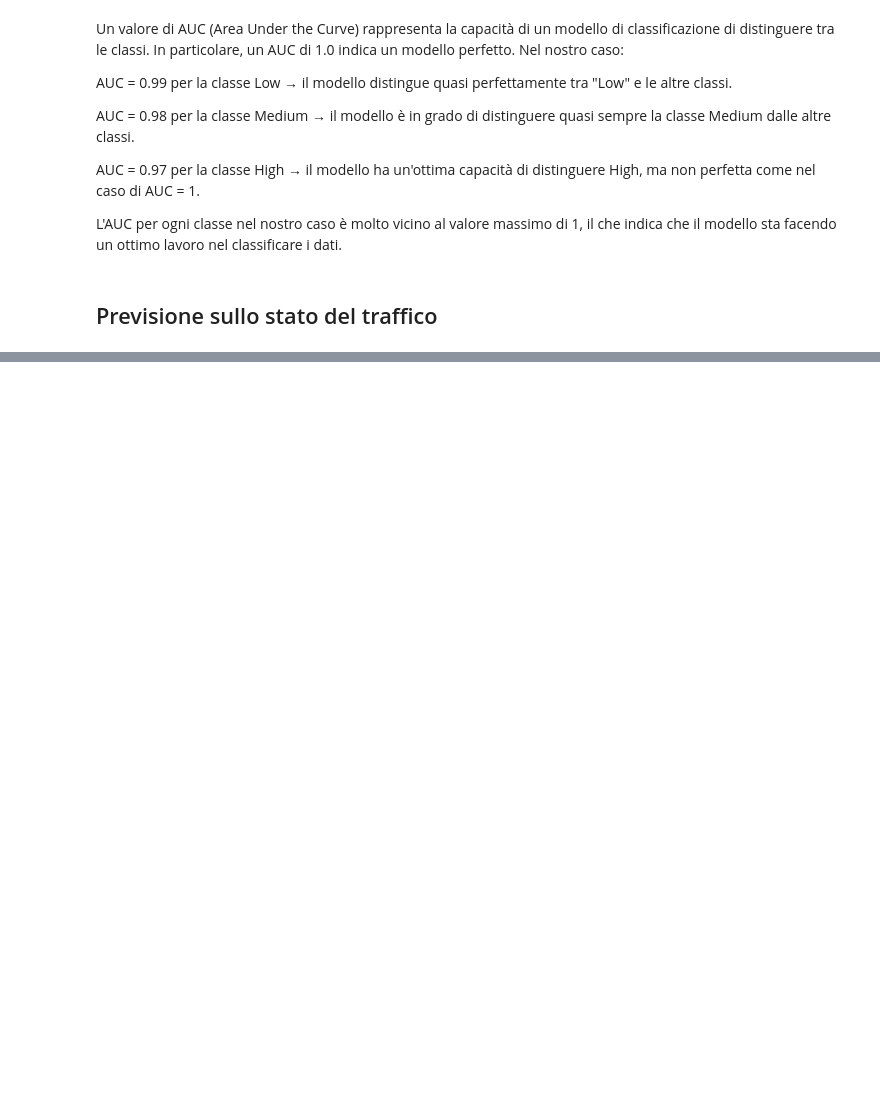
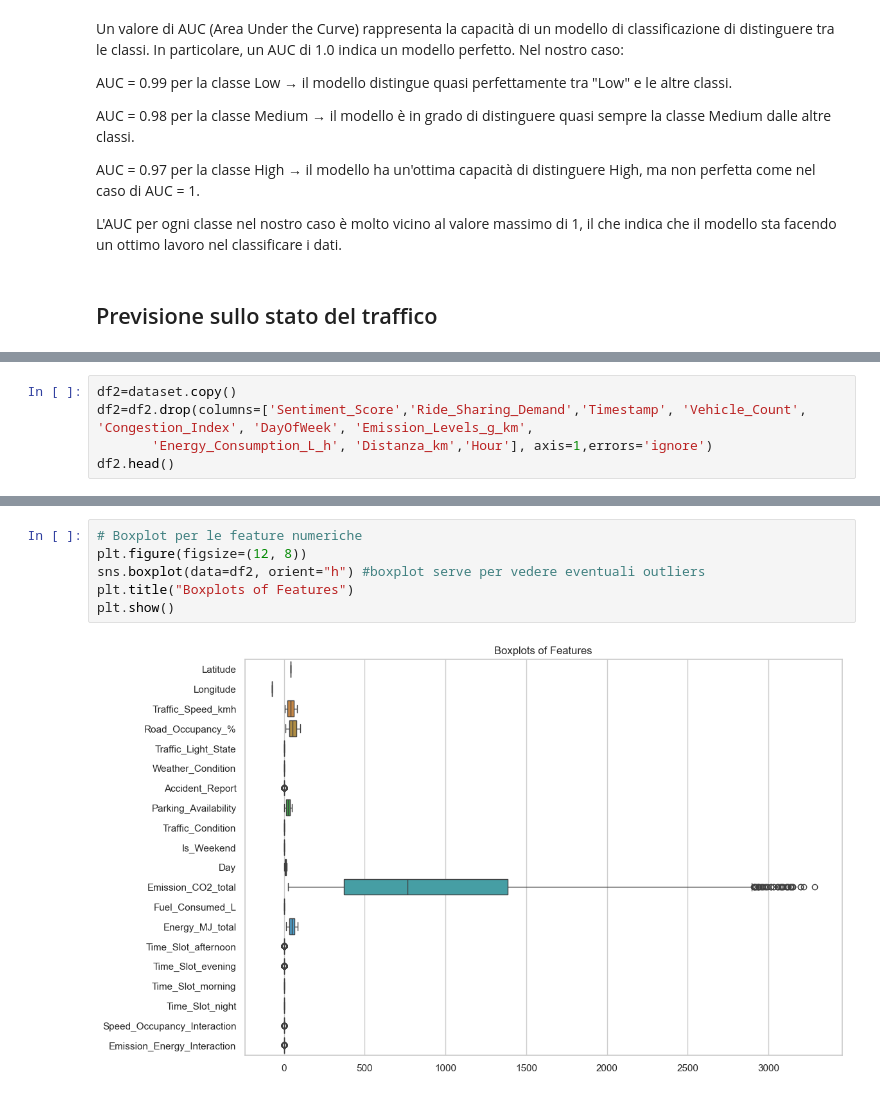
Before and after one commit to minicla03/DA, a Jupyter notebook: SmartMobilityDA.ipynb, the cells around one changed output, grey strips where cells are left out. Cells and saved outputs as stored; diff of their text form; blank space fills up the shorter version.

```diff
--- a/SmartMobilityDA.ipynb
+++ b/SmartMobilityDA.ipynb
@@ -861,3 +867,8 @@ numerical_cols = [
 # Applica lo scaling
 scaler = StandardScaler()
 df2[numerical_cols] = scaler.fit_transform(df2[numerical_cols])
+# %%
+df2=dataset.copy()
+df2=df2.drop(columns=['Sentiment_Score','Ride_Sharing_Demand','Timestamp', 'Vehicle_Count', 'Congestion_Index', 'DayOfWeek', 'Emission_Levels_g_km',
+       'Energy_Consumption_L_h', 'Distanza_km','Hour'], axis=1,errors='ignore')
+df2.head()
@@ -863,0 +914,8 @@ df2[numerical_cols] = scaler.fit_transform(df2[numerical_cols])
+# %%
+# Boxplot per le feature numeriche
+plt.figure(figsize=(12, 8))
+sns.boxplot(data=df2, orient="h") #boxplot serve per vedere eventuali outliers
+plt.title("Boxplots of Features")
+plt.show()
+# %% [output]
+[figure, added]
```
Also changed, not shown: parts of 33 cells of this notebook.
